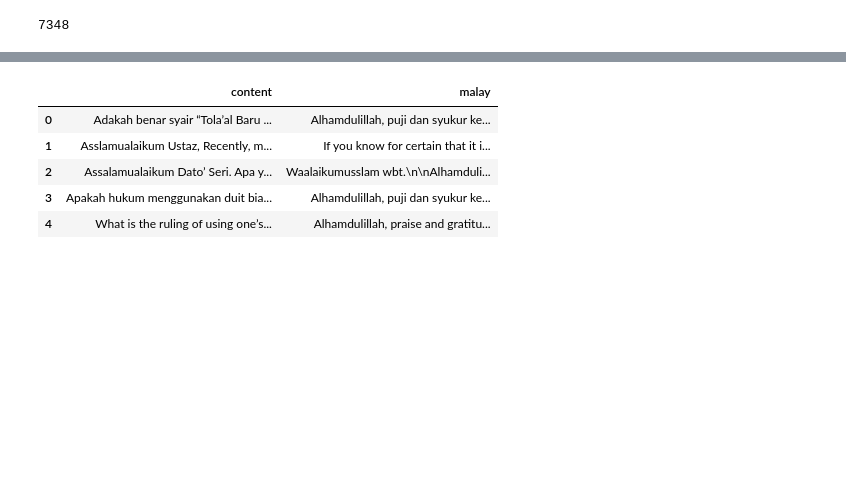
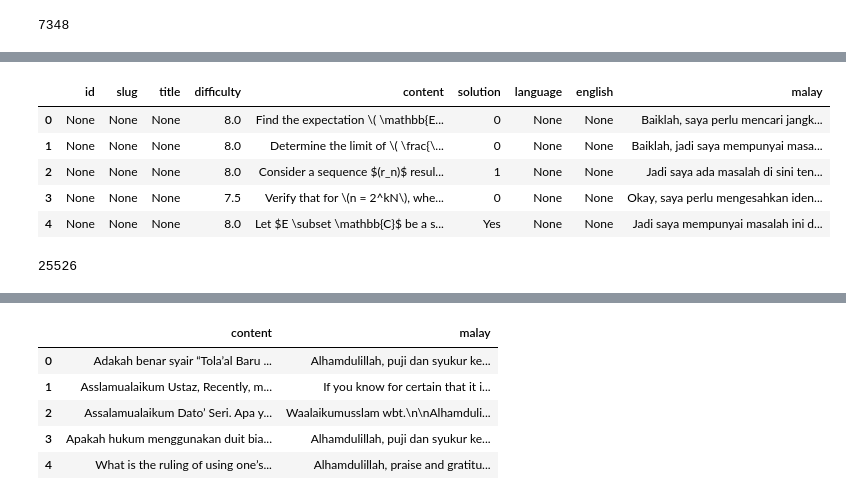
Before and after one commit to mesolitica/malaysian-dataset, a Jupyter notebook: llm-instruction/malaysian-sft/prepare-malaysian-sft-reasoning.ipynb, the cells around one changed output, grey strips where cells are left out. Drawn from its saved outputs; the diff is of its cells as text; code cells hidden in the pictures; blank space fills up the shorter version.

Commit message:
improve malaysian sft

```diff
--- a/llm-instruction/malaysian-sft/prepare-malaysian-sft-reasoning.ipynb
+++ b/llm-instruction/malaysian-sft/prepare-malaysian-sft-reasoning.ipynb
@@ -58 +82,29 @@ glob('reasoning/data/*.parquet')
  'reasoning/data/maktabalbahri-00000-of-00001.parquet']
+# %%
+df = pd.read_parquet('reasoning/data/deepmath-00000-of-00001.parquet')
+df.head()
+# %% [output]
+|  | id | slug | title | difficulty | content | solution | language | english | malay |
+| 0 | None | None | None | 8.0 | Find the expectation \( \mathbb{E... | 0 | None | None | Baiklah, saya perlu mencari jangk... |
+| 1 | None | None | None | 8.0 | Determine the limit of \( \frac{\... | 0 | None | None | Baiklah, jadi saya mempunyai masa... |
+| 2 | None | None | None | 8.0 | Consider a sequence $(r_n)$ resul... | 1 | None | None | Jadi saya ada masalah di sini ten... |
+| 3 | None | None | None | 7.5 | Verify that for \(n = 2^kN\), whe... | 0 | None | None | Okay, saya perlu mengesahkan iden... |
+| 4 | None | None | None | 8.0 | Let $E \subset \mathbb{C}$ be a s... | Yes | None | None | Jadi saya mempunyai masalah ini d... |
+# %%
+for i in range(len(df)):
+    if df.iloc[i]['english'] is not None:
+        system = reasoning_en
+        content = df.iloc[i]['english']
+    else:
+        system = reasoning_ms
+        content = df.iloc[i]['malay']
+
+    instructions.append([
+        {'role': 'system', 'content': system},
+        {'role': 'user', 'content': df.iloc[i]['content'].replace('\xa0', ' ')},
+        {'role': 'assistant', 'content': content}
+    ])
+
+len(instructions)
+# %% [output]
+25526
```
Also changed, not shown: parts of 28 cells of this notebook, 2 other files.
